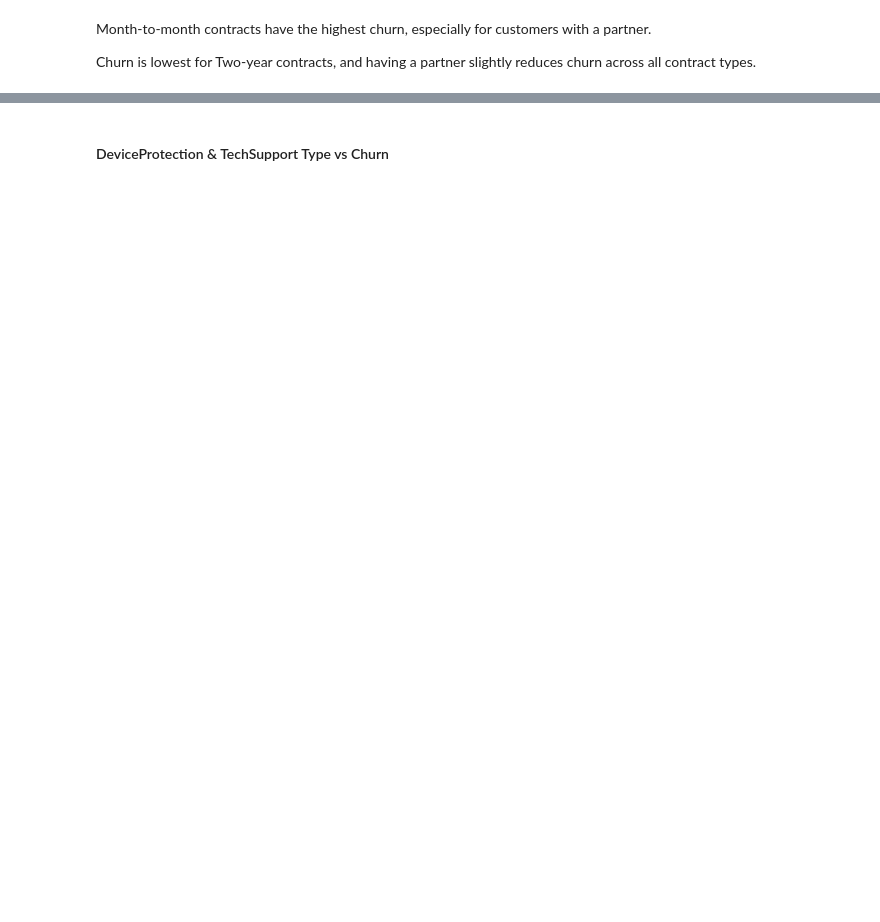
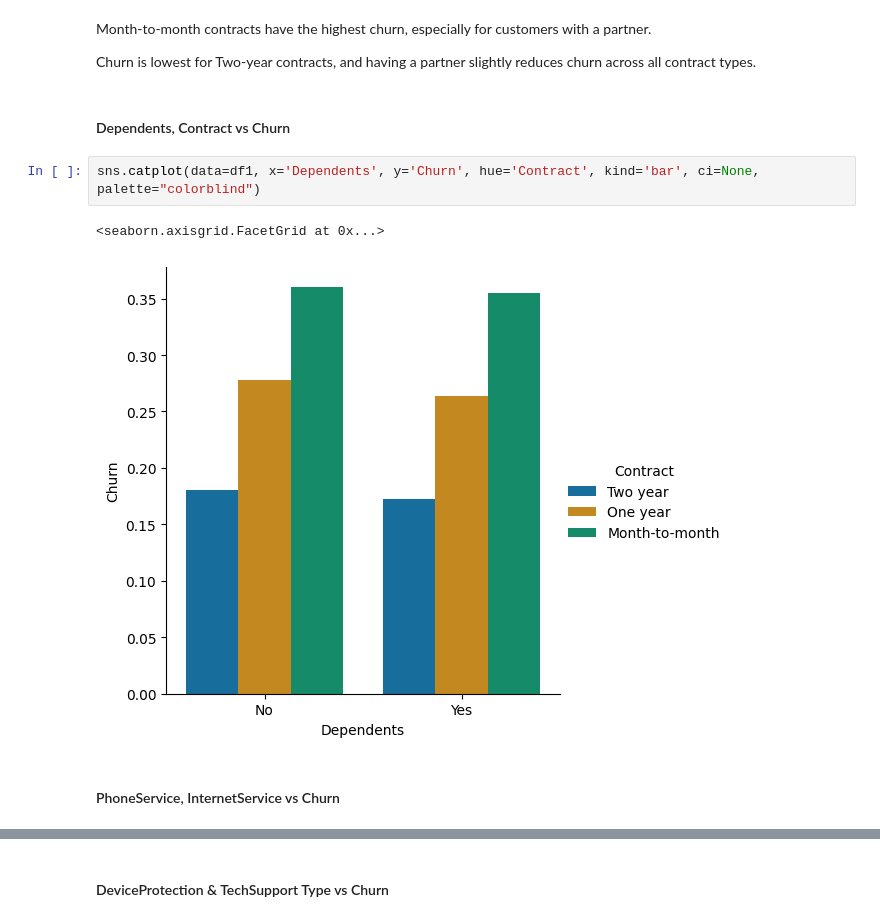
Before and after one commit to Roshani002/SSPL_Practical_Assessment, a Jupyter notebook: main.ipynb, the cells around one changed output, grey strips where cells are left out. Drawn from its saved outputs; the diff is of its cells as text; blank space fills up the shorter version.

```diff
--- a/main.ipynb
+++ b/main.ipynb
@@ -429,3 +392,12 @@ sns.catplot(data=df1, x='Partner', y='Churn_numeric', hue='Contract', kind='bar'
 Month-to-month contracts have the highest churn, especially for customers with a partner.
 
 Churn is lowest for Two-year contracts, and having a partner slightly reduces churn across all contract types.
+# %% [markdown]
+#### Dependents, Contract vs Churn
+# %%
+sns.catplot(data=df1, x='Dependents', y='Churn', hue='Contract', kind='bar', ci=None, palette="colorblind")
+# %% [output]
+<seaborn.axisgrid.FacetGrid at 0x...>
+[figure, added]
+# %% [markdown]
+#### PhoneService, InternetService vs Churn
```
Also changed, not shown: parts of 30 cells of this notebook.
